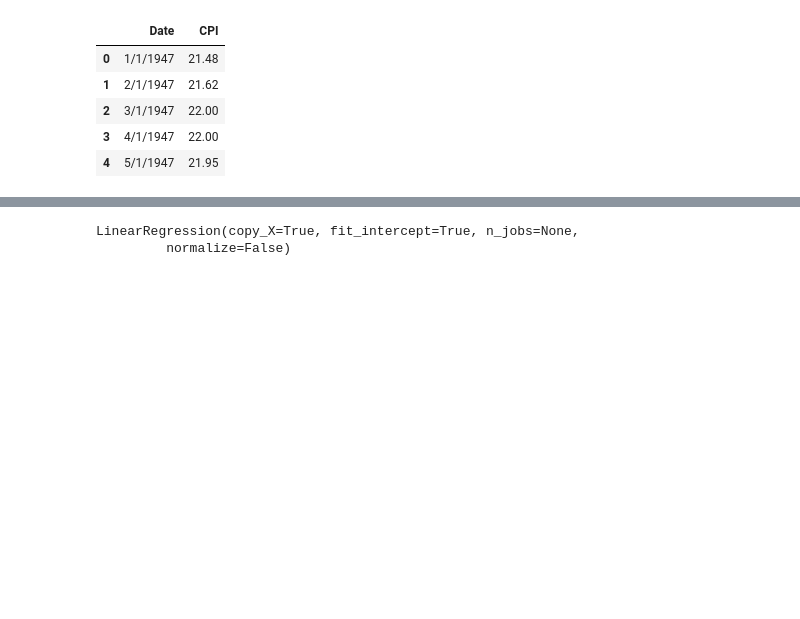
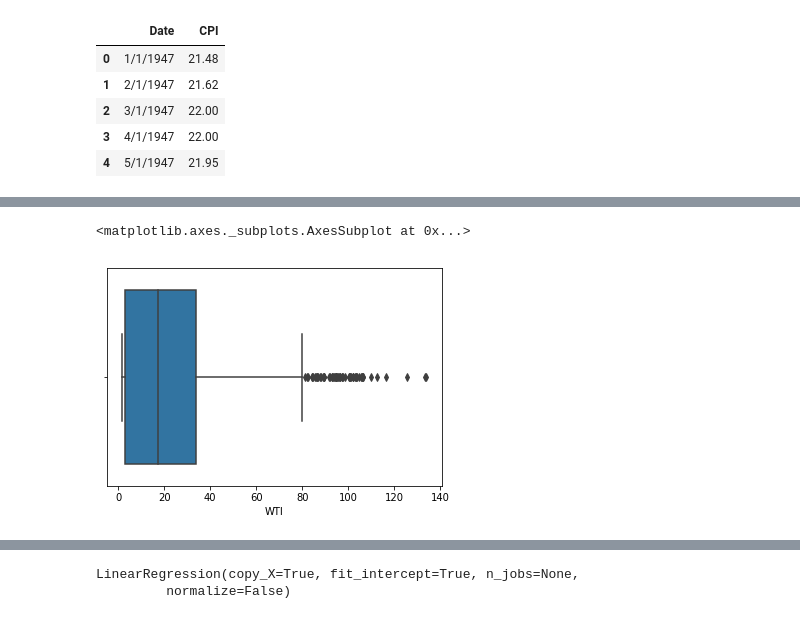
Before and after one commit to YMandCL/Industrial-Production-Exploratory, a Jupyter notebook: Industrial Production Exploratory.ipynb, the cells around one changed output, grey strips where cells are left out. Drawn from its saved outputs; the diff is of its cells as text; code cells hidden in the pictures; blank space fills up the shorter version.

```diff
--- a/Industrial Production Exploratory.ipynb
+++ b/Industrial Production Exploratory.ipynb
@@ -285,5 +70,0 @@ sns.kdeplot(x, shade=True)
-# %%
-#Violin Plot
-sns.set(style="whitegrid")
-sns.violinplot('Date', 'WTI Price',
-hue='WTI Price', data=df, split=False, cut=0)
@@ -445,11 +70,0 @@ pyplot.show()
-# %%
-import numpy as np
-import os
-#to make this notebook's output stable across runs
-np.random.seed(42)
-%matplotlib inline
-import matplotlib as mpl
-import matplotlib.pyplot as plt
-mpl.rc('axes', labelsize=14)
-mpl.rc('xtick', labelsize=12)
-mpl.rc('ytick', labelsize=12)
@@ -470,0 +71,11 @@ warnings.filterwarnings(action="ignore", message="^internal gelsd")
+# %%
+#Convert Dates to be measurable
+wti['Date'] = wti['Date'].astype('datetime64[ns]')
+cpi['Date'] = cpi['Date'].astype('datetime64[ns]')
+ind['Date'] = ind['Date'].astype('datetime64[ns]')
+debt['Date'] = debt['Date'].astype('datetime64[ns]')
+# %%
+#Merge Dataframes based on Date
+econ = pd.merge(wti, cpi)
+econ = pd.merge(econ, ind)
+econ = pd.merge(econ, debt)
@@ -470,0 +109,6 @@ warnings.filterwarnings(action="ignore", message="^internal gelsd")
+# %%
+#Box Plot
+sns.boxplot(x="WTI",data=econ)
+# %% [output]
+<matplotlib.axes._subplots.AxesSubplot at 0x...>
+[figure, added]
```
Also changed, not shown: parts of 139 cells of this notebook, 4 other files.
